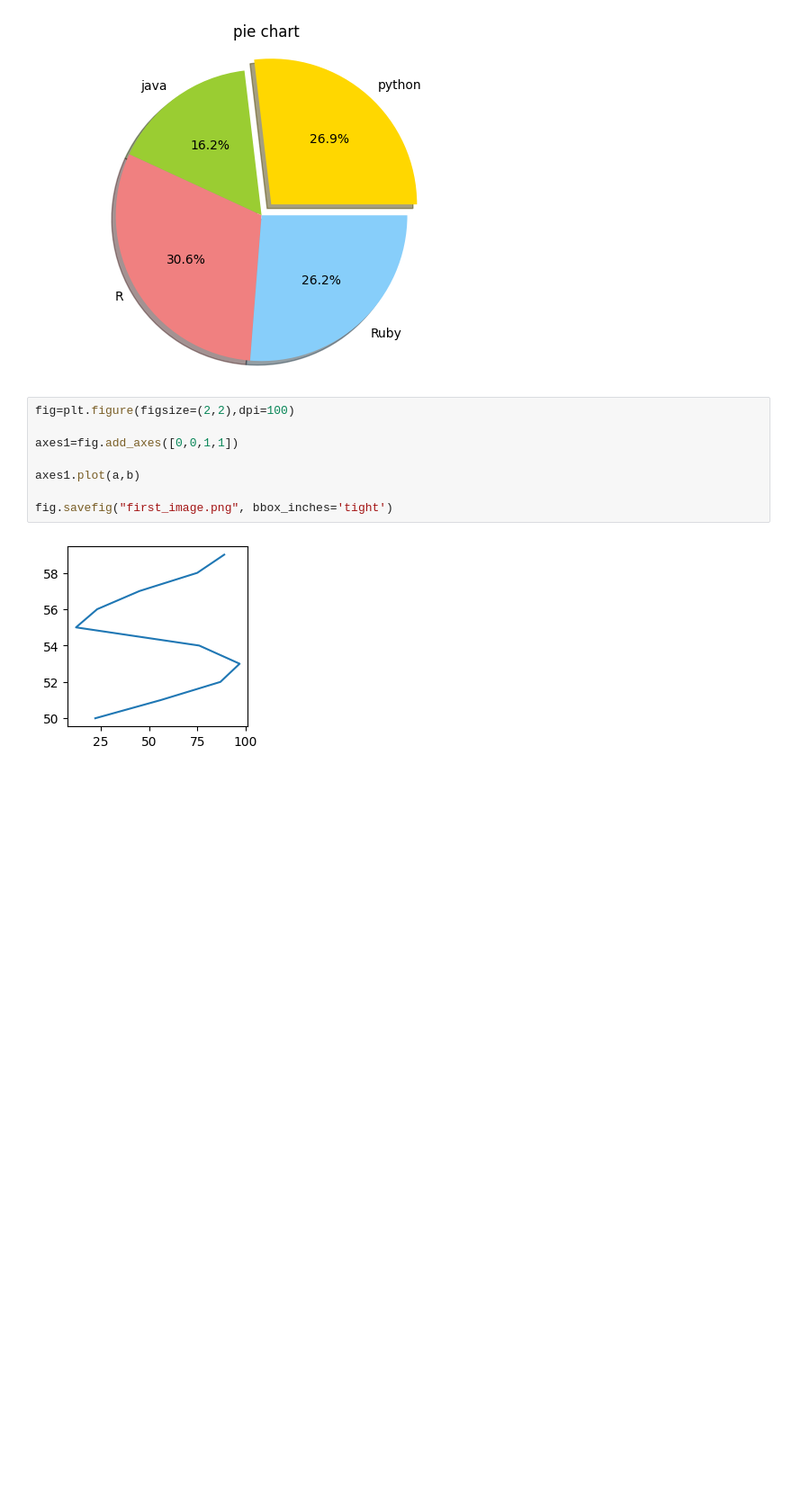
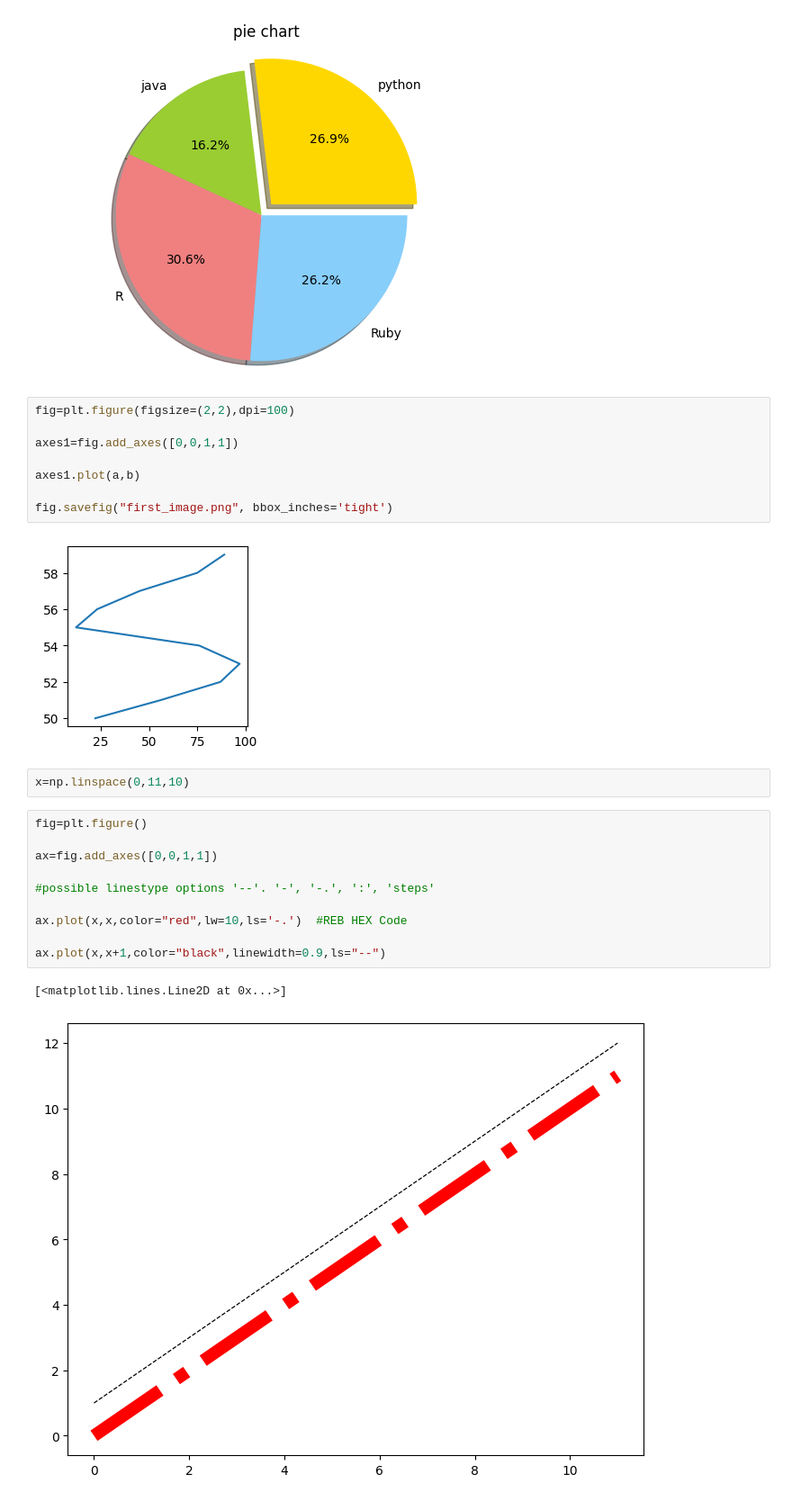
Before and after one commit to Harishbtc07/ML_and_DS_with_python, a Jupyter notebook: matplotlib.ipynb, the cells around one changed output. Shown: that part at 90% size. Cells and saved outputs as stored; diff of their text form; blank space fills up the shorter version.

```diff
--- a/matplotlib.ipynb
+++ b/matplotlib.ipynb
@@ -156,3 +156,18 @@ axes1.plot(a,b)
 fig.savefig("first_image.png", bbox_inches='tight')
 # %% [output]
 [figure]
+# %%
+x=np.linspace(0,11,10)
+# %%
+fig=plt.figure()
+
+ax=fig.add_axes([0,0,1,1])
+
+#possible linestype options '--'. '-', '-.', ':', 'steps'
+
+ax.plot(x,x,color="red",lw=10,ls='-.')  #REB HEX Code
+
+ax.plot(x,x+1,color="black",linewidth=0.9,ls="--")
+# %% [output]
+[<matplotlib.lines.Line2D at 0x...>]
+[figure, added]
```
Also changed, not shown: parts of 6 cells of this notebook, 5 other files.
